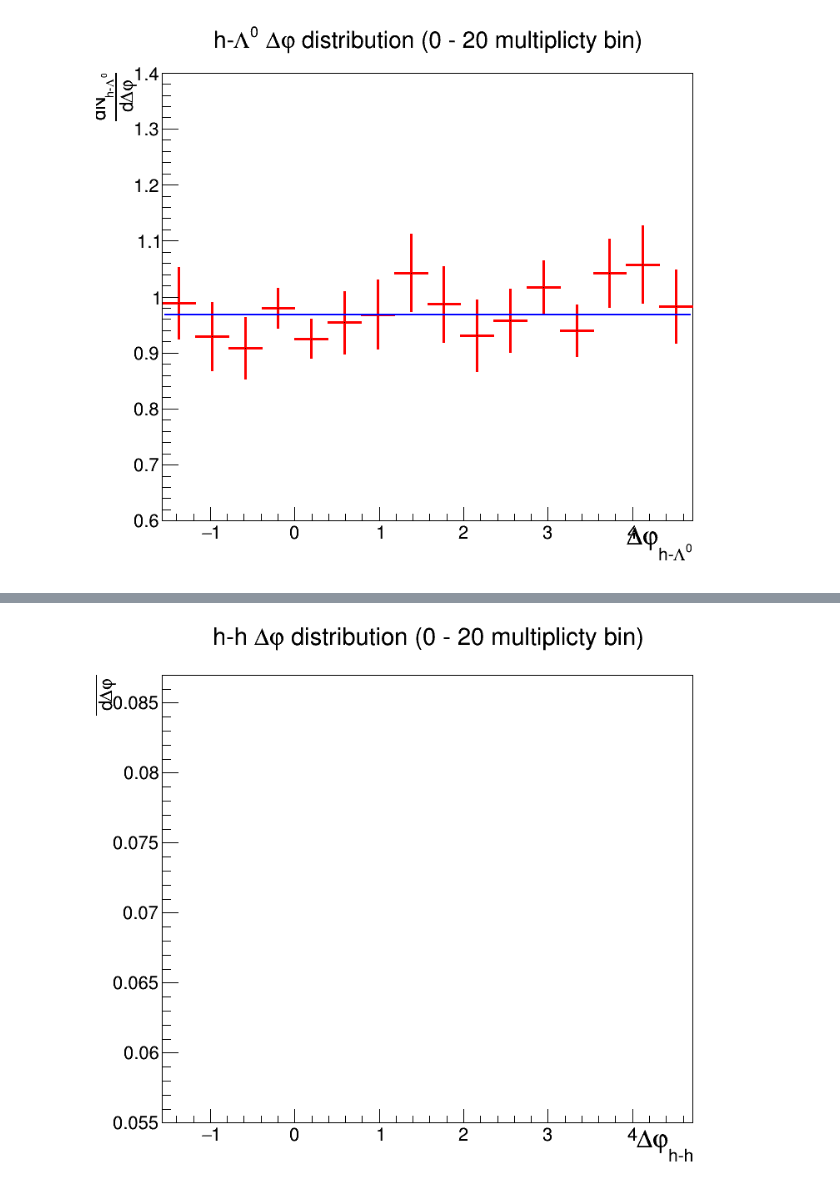
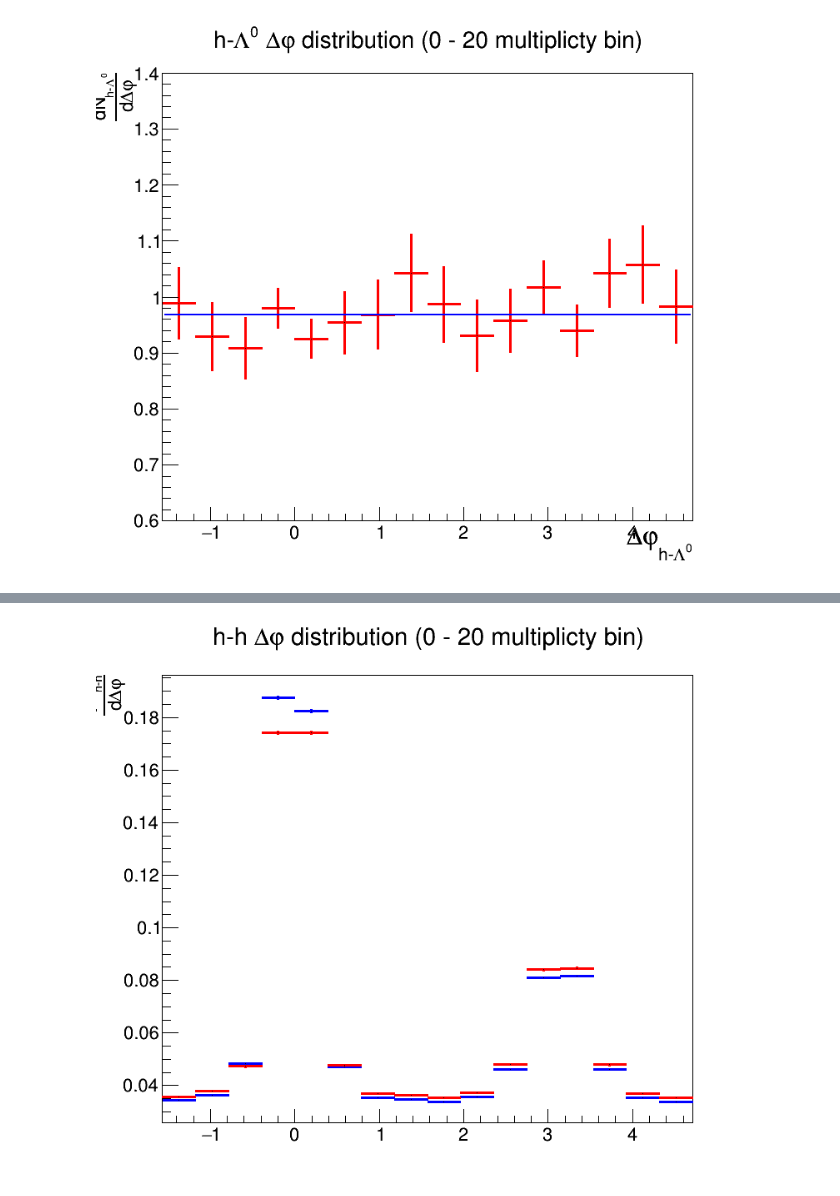
Before and after one commit to rhanniga/lambda-over-hadron, a Jupyter notebook: mc/offline/v0_closure_test.ipynb, the cells around one changed output, grey strips where cells are left out. Cells and saved outputs as stored; diff of their text form; code cells hidden in the pictures.

```diff
--- a/mc/offline/v0_closure_test.ipynb
+++ b/mc/offline/v0_closure_test.ipynb
@@ -51,8 +49,8 @@ lambda_dist_0_20 = input_list_0_20.FindObject("fLambdaDist")
 trig_dist_0_20_mc = input_list_0_20.FindObject("fTriggerDist_MC")
 lambda_dist_0_20_mc = input_list_0_20.FindObject("fLambdaDist_MC")
 # %%
-h_h_0_20 = input_list_0_20.FindObject("fDphiHProton")
-h_h_mixed_0_20 = input_list_0_20.FindObject("fDphiHProtonMixed")
-h_h_0_20_mc = input_list_0_20.FindObject("fDphiHProton_MC")
-h_h_mixed_0_20_mc = input_list_0_20.FindObject("fDphiHProtonMixed_MC")
+h_h_0_20 = input_list_0_20.FindObject("fDphiHPion")
+h_h_mixed_0_20 = input_list_0_20.FindObject("fDphiHPionMixed")
+h_h_0_20_mc = input_list_0_20.FindObject("fDphiHPion_MC")
+h_h_mixed_0_20_mc = input_list_0_20.FindObject("fDphiHPionMixed_MC")
 # %%
@@ -938,11 +941,11 @@ h_h_dphi_0_20_mc.GetXaxis().SetTitleOffset(0.5)
 # %%
 h_h_dphi_0_20.Scale(1/h_h_dphi_0_20.Integral())
 h_h_dphi_0_20_mc.Scale(1/h_h_dphi_0_20_mc.Integral())
-h_h_dphi_0_20.Draw()
-h_h_dphi_0_20_mc.Draw("SAME")
+h_h_dphi_0_20_mc.Draw()
+h_h_dphi_0_20.Draw("SAME")
 c.Draw()
 # %% [output]
-[figure, old version]
+[figure, new version]
 # %%
 hh_closure_ratio_0_20_fit = rt.TF1("hh_closure_ratio_fit_0_20", "pol0", -2, 5)
 hh_closure_ratio_0_20_fit.SetLineColor(rt.kBlue)
```
Also changed, not shown: parts of 24 cells of this notebook.
